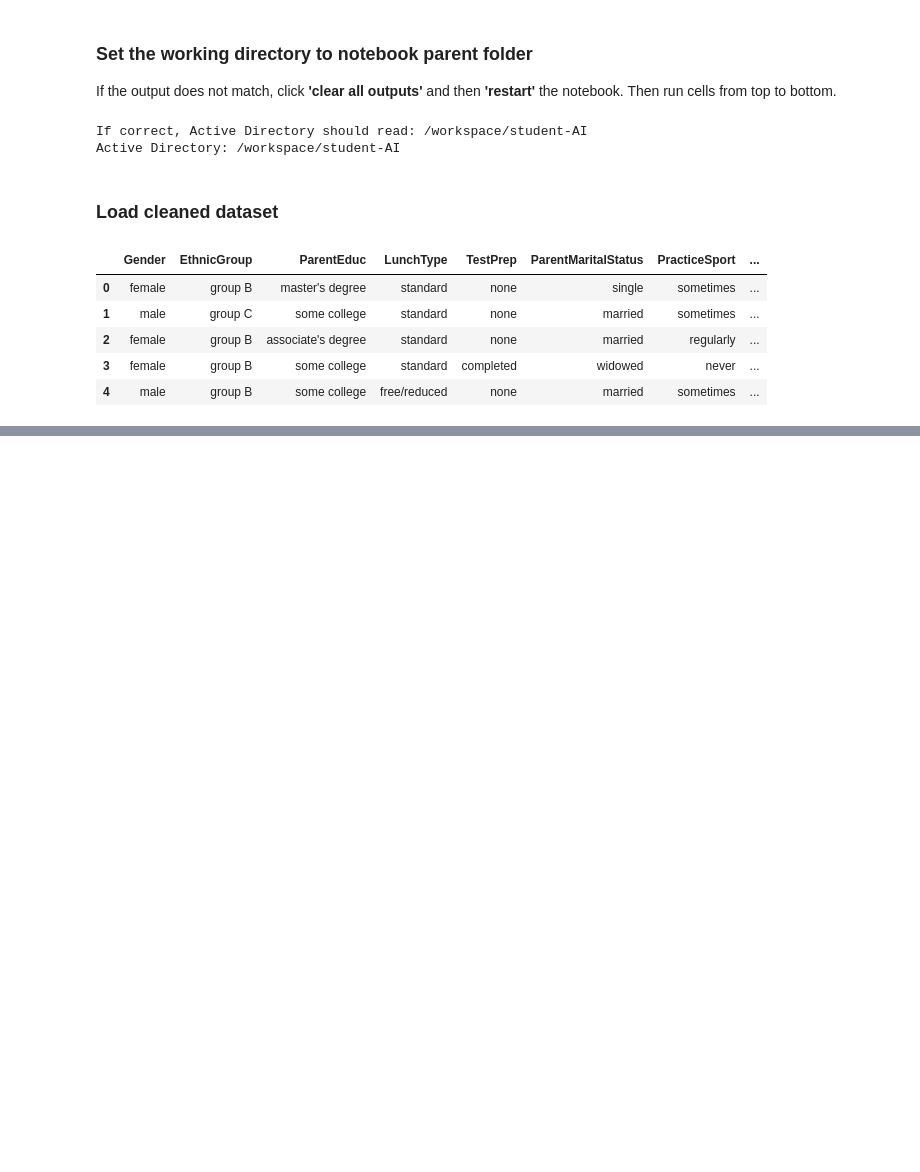
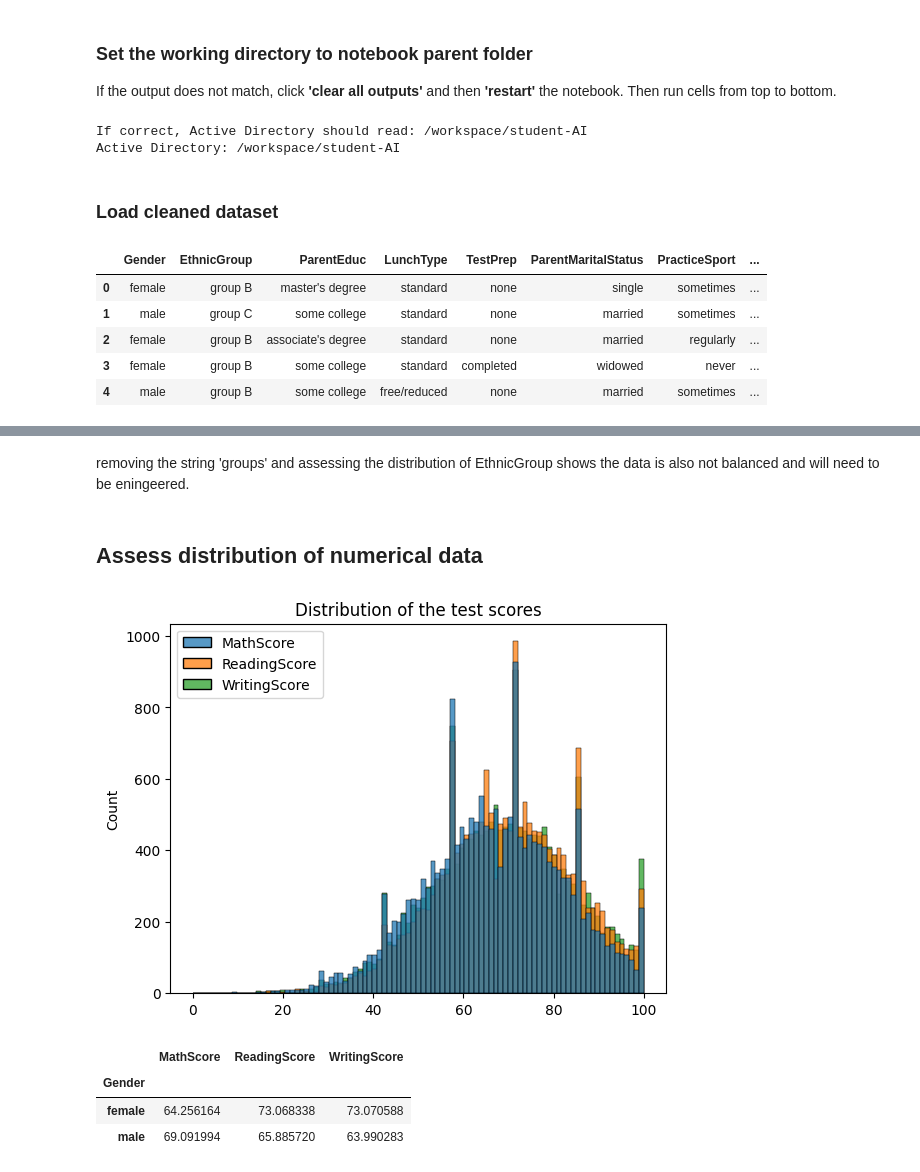
Before and after one commit to A-Hoenig/student-AI, a Jupyter notebook: jupyter_notebooks/Notebook_3_eda.ipynb, the cells around one changed output, grey strips where cells are left out. Saved outputs shown, nothing was run; the diff lists cells and outputs as text; code cells hidden in the pictures; blank space fills up the shorter version.

```diff
--- a/jupyter_notebooks/Notebook_3_eda.ipynb
+++ b/jupyter_notebooks/Notebook_3_eda.ipynb
@@ -73,0 +154,16 @@ memory usage: 2.1+ MB
+# %% [markdown]
+removing the string 'groups' and assessing the distribution of EthnicGroup shows the data is also not balanced and will need to be eningeered.
+# %% [markdown]
+## Assess distribution of numerical data
+# %%
+sns.histplot(df[['MathScore', 'ReadingScore', 'WritingScore']])
+plt.title('Distribution of the test scores');
+# %% [output]
+[figure, added]
+# %%
+df.groupby(['Gender'])[['MathScore', 'ReadingScore', 'WritingScore']].agg(np.mean)
+# %% [output]
+|  | MathScore | ReadingScore | WritingScore |
+| Gender |  |  |  |
+| female | 64.256164 | 73.068338 | 73.070588 |
+| male | 69.091994 | 65.885720 | 63.990283 |
```
Also changed, not shown: parts of 13 cells of this notebook, 2 other files.
